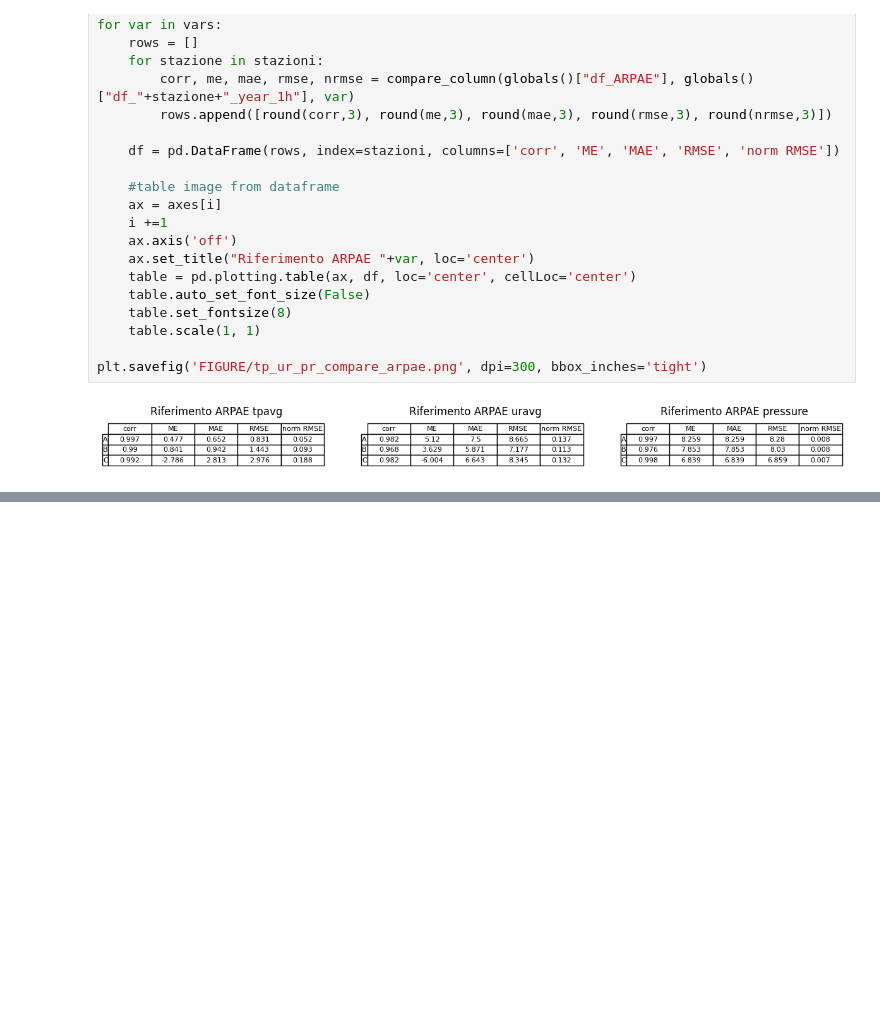
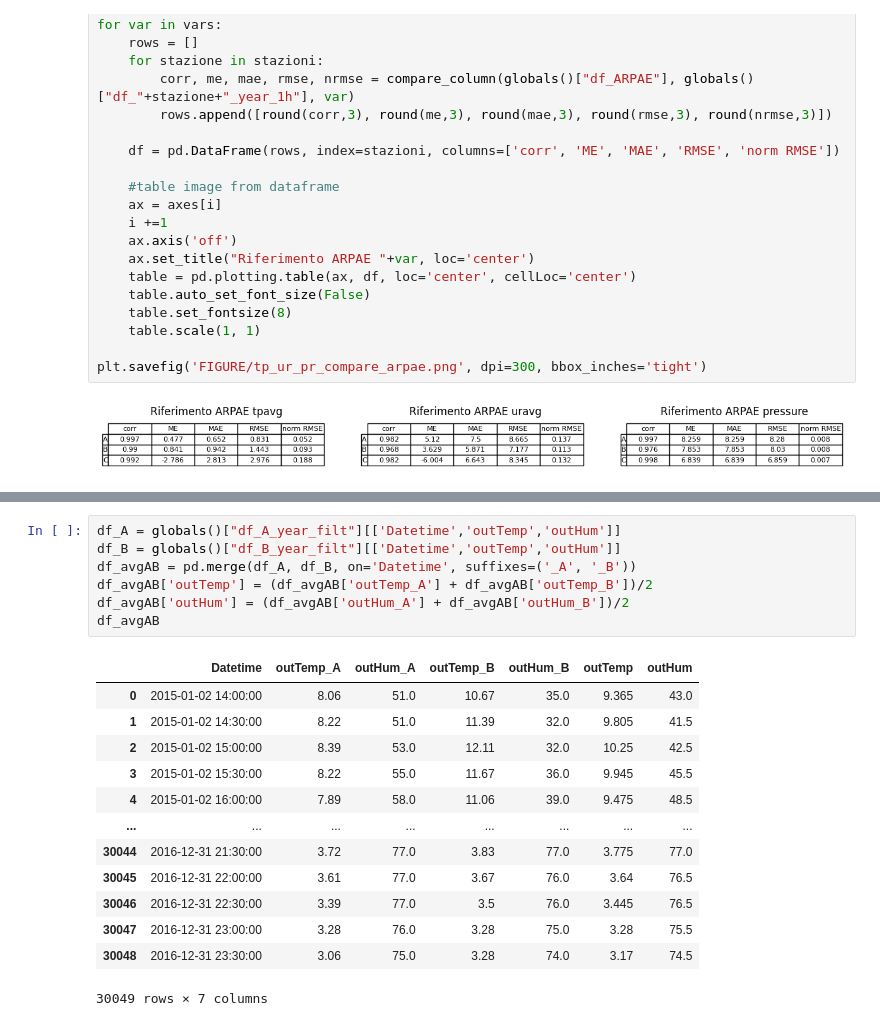
Before and after one commit to FedeJack06/Laboratorio-di-Fisica-dell-Atmosfera, a Jupyter notebook: 1esp/B_Stazioni_Davis.ipynb, the cells around one changed output, grey strips where cells are left out. Cells and saved outputs as stored; diff of their text form; blank space fills up the shorter version.

```diff
--- a/1esp/B_Stazioni_Davis.ipynb
+++ b/1esp/B_Stazioni_Davis.ipynb
@@ -592,0 +475,21 @@ plt.show()
+# %%
+df_A = globals()["df_A_year_filt"][['Datetime','outTemp','outHum']]
+df_B = globals()["df_B_year_filt"][['Datetime','outTemp','outHum']]
+df_avgAB = pd.merge(df_A, df_B, on='Datetime', suffixes=('_A', '_B'))
+df_avgAB['outTemp'] = (df_avgAB['outTemp_A'] + df_avgAB['outTemp_B'])/2
+df_avgAB['outHum'] = (df_avgAB['outHum_A'] + df_avgAB['outHum_B'])/2
+df_avgAB
+# %% [output]
+|  | Datetime | outTemp_A | outHum_A | outTemp_B | outHum_B | outTemp | outHum |
+| 0 | 2015-01-02 14:00:00 | 8.06 | 51.0 | 10.67 | 35.0 | 9.365 | 43.0 |
+| 1 | 2015-01-02 14:30:00 | 8.22 | 51.0 | 11.39 | 32.0 | 9.805 | 41.5 |
+| 2 | 2015-01-02 15:00:00 | 8.39 | 53.0 | 12.11 | 32.0 | 10.25 | 42.5 |
+| 3 | 2015-01-02 15:30:00 | 8.22 | 55.0 | 11.67 | 36.0 | 9.945 | 45.5 |
+| 4 | 2015-01-02 16:00:00 | 7.89 | 58.0 | 11.06 | 39.0 | 9.475 | 48.5 |
+| ... | ... | ... | ... | ... | ... | ... | ... |
+| 30044 | 2016-12-31 21:30:00 | 3.72 | 77.0 | 3.83 | 77.0 | 3.775 | 77.0 |
+| 30045 | 2016-12-31 22:00:00 | 3.61 | 77.0 | 3.67 | 76.0 | 3.64 | 76.5 |
+| 30046 | 2016-12-31 22:30:00 | 3.39 | 77.0 | 3.5 | 76.0 | 3.445 | 76.5 |
+| 30047 | 2016-12-31 23:00:00 | 3.28 | 76.0 | 3.28 | 75.0 | 3.28 | 75.5 |
+| 30048 | 2016-12-31 23:30:00 | 3.06 | 75.0 | 3.28 | 74.0 | 3.17 | 74.5 |
+30049 rows × 7 columns
```
Also changed, not shown: parts of 11 cells of this notebook, 4 other files.
